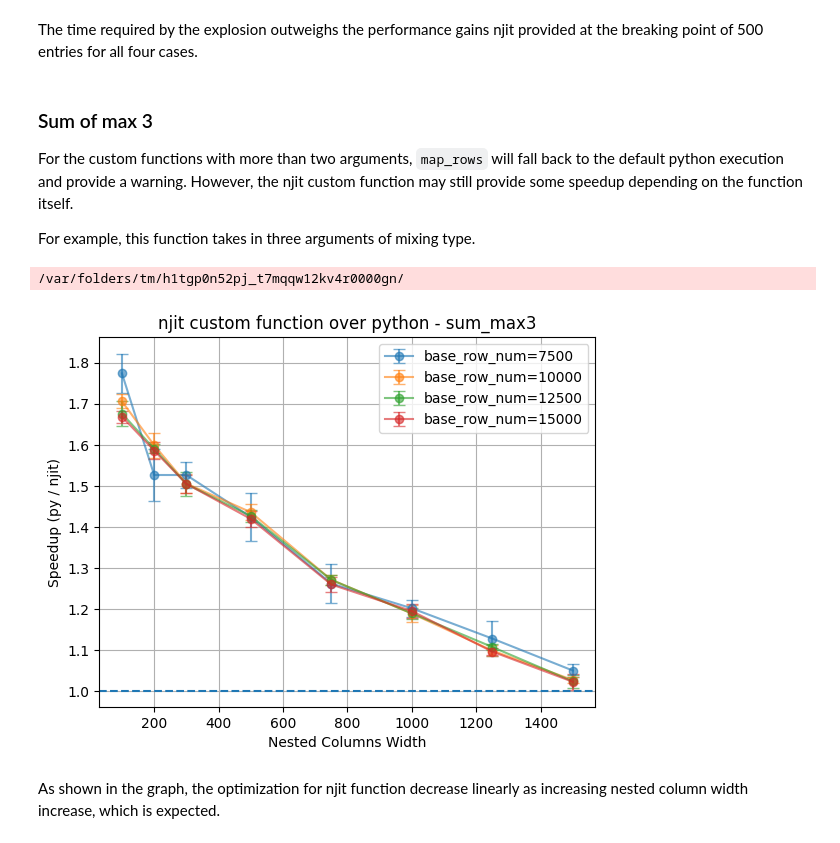
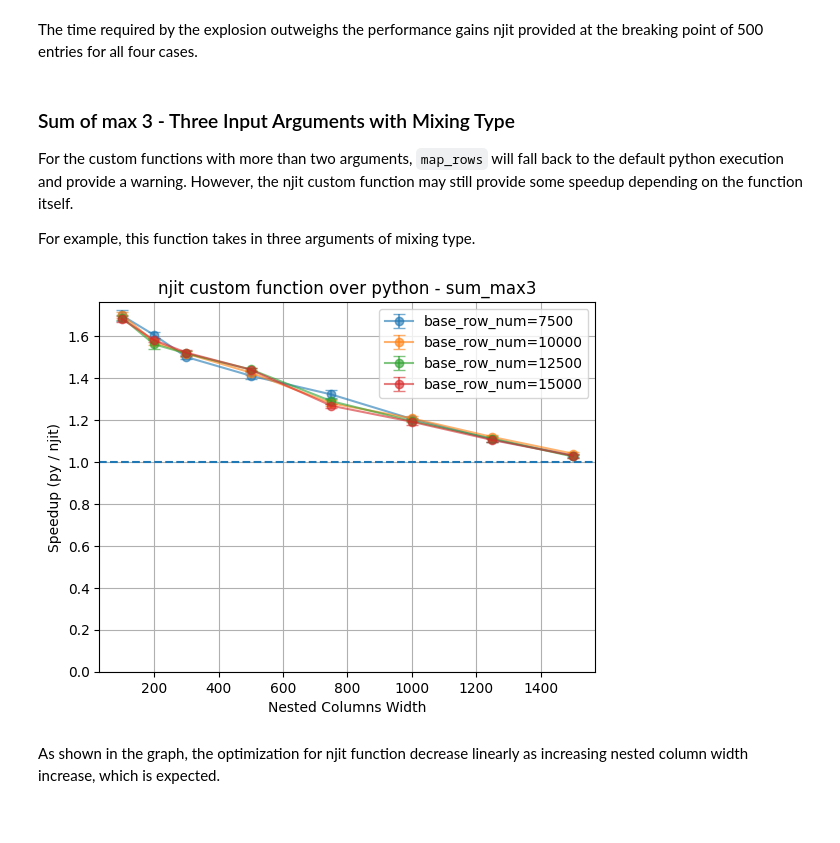
Before and after one commit to lincc-frameworks/nested-pandas, a Jupyter notebook: docs/pre_executed/njit_map_rows.ipynb, the cells around one changed output. Drawn from its saved outputs; the diff is of its cells as text; code cells hidden in the pictures.

```diff
--- a/docs/pre_executed/njit_map_rows.ipynb
+++ b/docs/pre_executed/njit_map_rows.ipynb
@@ -33,6 +37,7 @@ import matplotlib.pyplot as plt
 
 n_nested_list = [100, 200, 300, 500, 750, 1000, 1250, 1500]
 n_base_list = [7500, 10_000, 12_500, 15_000]
+
 
 def bench(func, nf):
     timings = timeit.repeat(
@@ -43,6 +48,7 @@ def bench(func, nf):
     timings = np.array(timings)
     return timings.mean(), timings.std()
 
+
 def plot_bench(py_func, njit_func, title, n_base_list=n_base_list, n_nested_list=n_nested_list):
     plt.figure()
     for n_base in n_base_list:
@@ -50,18 +56,15 @@ def plot_bench(py_func, njit_func, title, n_base_list=n_base_list, n_nested_list
         speedup_errs = []
 
         for n_nested in n_nested_list:
-            nf = generate_data(n_base, n_nested, seed=1)    # build frame for each size
+            nf = generate_data(n_base, n_nested, seed=1)  # build frame for each size
 
-            mean_py, std_py = bench(py_func, nf)    # python bench
-            mean_njit, std_njit = bench(njit_func, nf)   # njit bench
+            mean_py, std_py = bench(py_func, nf)  # python bench
+            mean_njit, std_njit = bench(njit_func, nf)  # njit bench
 
-            speedup = mean_py / mean_njit   # mean speedup ratio
+            speedup = mean_py / mean_njit  # mean speedup ratio
 
             # error propagation for ratio (absolute uncertainty, covariance = 0)
-            speedup_std = speedup * np.sqrt(
-                (std_py / mean_py) ** 2 +
-                (std_njit / mean_njit) ** 2
-            )
+            speedup_std = speedup * np.sqrt((std_py / mean_py) ** 2 + (std_njit / mean_njit) ** 2)
 
             speedups.append(speedup)
             speedup_errs.append(speedup_std)
@@ -70,13 +73,14 @@ def plot_bench(py_func, njit_func, title, n_base_list=n_base_list, n_nested_list
             n_nested_list,
             speedups,
             yerr=speedup_errs,
-            marker='o',
+            marker="o",
             capsize=4,
             alpha=0.6,
-            label=f'base_row_num={n_base}'
+            label=f"base_row_num={n_base}",
         )
 
-    plt.axhline(1.0, linestyle='--')  # baseline
+    plt.axhline(1.0, linestyle="--")  # baseline
+    plt.ylim(0, None)
     plt.xlabel("Nested Columns Width")
     plt.ylabel("Speedup (py / njit)")
     plt.title(title)
@@ -404,7 +471,7 @@ plot_bench(
 # %% [markdown]
 The time required by the explosion outweighs the performance gains njit provided at the breaking point of 500 entries for all four cases.
 # %% [markdown]
-### Sum of max 3
+### Sum of max 3 - Three Input Arguments with Mixing Type
 
 For the custom functions with more than two arguments, `map_rows` will fall back to the default python execution and provide a warning. However, the njit custom function may still provide some speedup depending on the function itself.
 
@@ -419,30 +487,24 @@ def sum_max3_py(a, t, flux):
 # %%
 def run_sum_max3_py(nf):
     nf.map_rows(
-        sum_max3_py,
-        columns=["a", "nested.t", "nested.flux"],
-        row_container="args",
-        output_names="max_3"
+        sum_max3_py, columns=["a", "nested.t", "nested.flux"], row_container="args", output_names="max_3"
     )
+
 
 def run_sum_max3_njit(nf):
     nf.map_rows(
         sum_max3_njit,
         columns=["a", "nested.t", "nested.flux"],
         row_container="args",
         output_names="max_3",
     )
 
+
 run_sum_max3_njit(nf.copy())  # run once for jit compilation before benchmark
 
-plot_bench(
-    run_sum_max3_py,
-    run_sum_max3_njit,
-    title="njit custom function over python - sum_max3"
-)
+plot_bench(run_sum_max3_py, run_sum_max3_njit, title="njit custom function over python - sum_max3")
 # %% [output]
-/var/folders/tm/h1tgp0n52pj_t7mqqw12kv4r0000gn/
-[figure, old version]
+[figure, new version]
 # %% [markdown]
 As shown in the graph, the optimization for njit function decrease linearly as increasing nested column width increase, which is expected.
 # %% [markdown]
```
Also changed, not shown: parts of 38 cells of this notebook, 1 other file.
